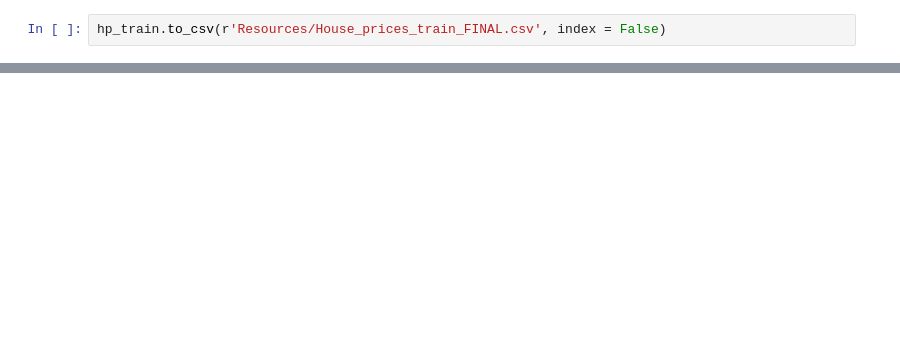
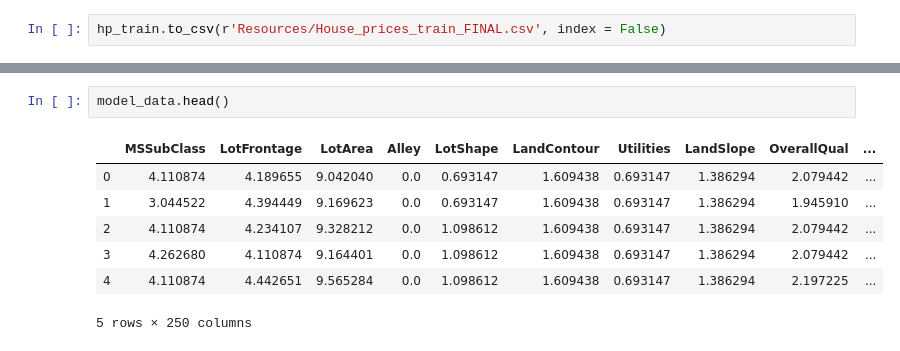
Before and after one commit to LeticiaVaz/House-Price, a Jupyter notebook: house_prices.ipynb, the cells around one changed output, grey strips where cells are left out. Saved outputs shown, nothing was run; the diff lists cells and outputs as text; blank space fills up the shorter version.

```diff
--- a/house_prices.ipynb
+++ b/house_prices.ipynb
@@ -450,0 +457,10 @@ for f in features:
+# %%
+model_data.head()
+# %% [output]
+|  | MSSubClass | LotFrontage | LotArea | Alley | LotShape | LandContour | Utilities | LandSlope | OverallQual | ... |
+| 0 | 4.110874 | 4.189655 | 9.042040 | 0.0 | 0.693147 | 1.609438 | 0.693147 | 1.386294 | 2.079442 | ... |
+| 1 | 3.044522 | 4.394449 | 9.169623 | 0.0 | 0.693147 | 1.609438 | 0.693147 | 1.386294 | 1.945910 | ... |
+| 2 | 4.110874 | 4.234107 | 9.328212 | 0.0 | 1.098612 | 1.609438 | 0.693147 | 1.386294 | 2.079442 | ... |
+| 3 | 4.262680 | 4.110874 | 9.164401 | 0.0 | 1.098612 | 1.609438 | 0.693147 | 1.386294 | 2.079442 | ... |
+| 4 | 4.110874 | 4.442651 | 9.565284 | 0.0 | 1.098612 | 1.609438 | 0.693147 | 1.386294 | 2.197225 | ... |
+5 rows × 250 columns
```
Also changed, not shown: parts of 13 cells of this notebook, 11 other files.
